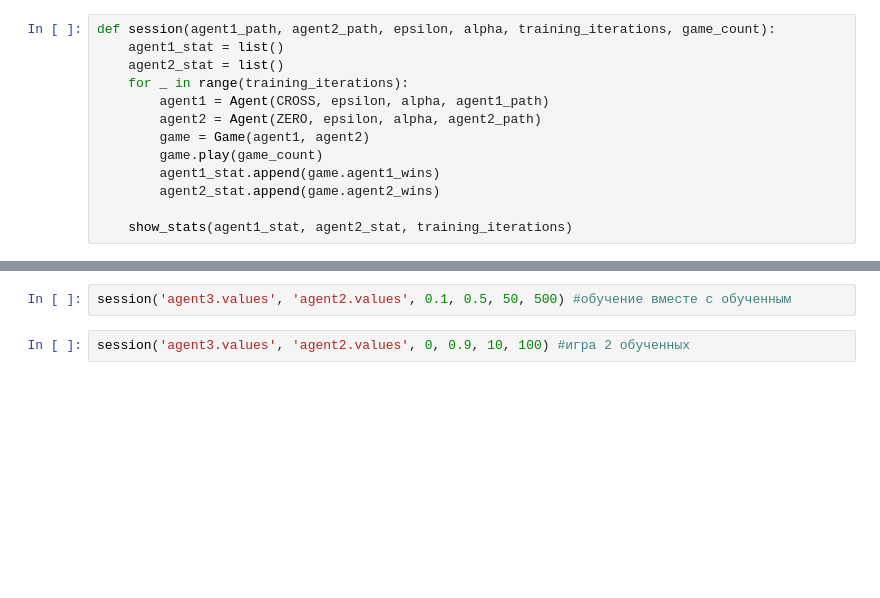
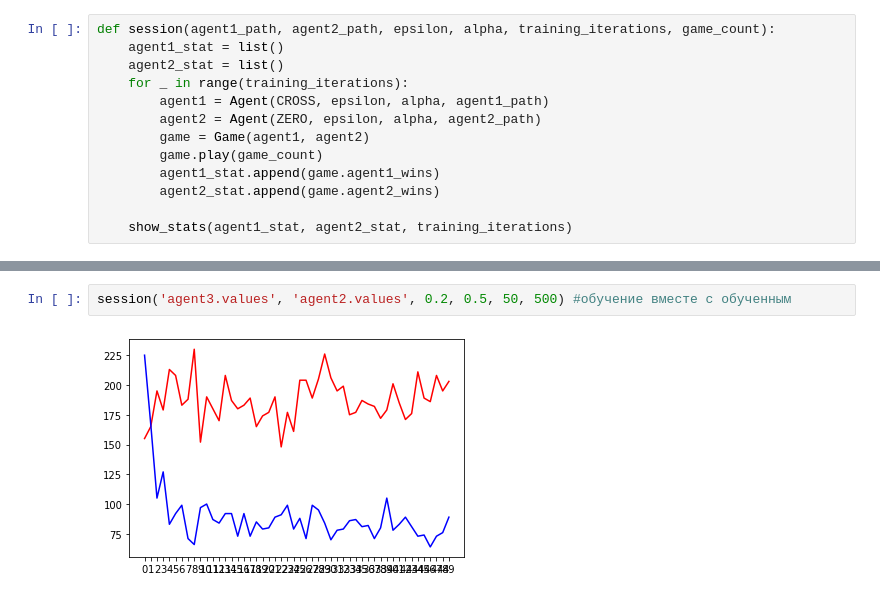
Before and after one commit to yinozemcev/ISIT, a Jupyter notebook: tictactoeRL/Tic-Tac-Toe.ipynb, the cells around one changed output, grey strips where cells are left out. Cells and saved outputs as stored; diff of their text form; blank space fills up the shorter version.

```diff
--- a/tictactoeRL/Tic-Tac-Toe.ipynb
+++ b/tictactoeRL/Tic-Tac-Toe.ipynb
@@ -163,4 +165,4 @@ session('agent1.values', 'agent2.values', 0, 0.9, 10, 100) #игра 2 обуч
-# %%
-session('agent3.values', 'agent2.values', 0.1, 0.5, 50, 500) #обучение вместе с обученным
-# %%
-session('agent3.values', 'agent2.values', 0, 0.9, 10, 100) #игра 2 обученных
+# %%
+session('agent3.values', 'agent2.values', 0.2, 0.5, 50, 500) #обучение вместе с обученным
+# %% [output]
+[figure, added]
```
Also changed, not shown: parts of 4 cells of this notebook, 3 other files.
